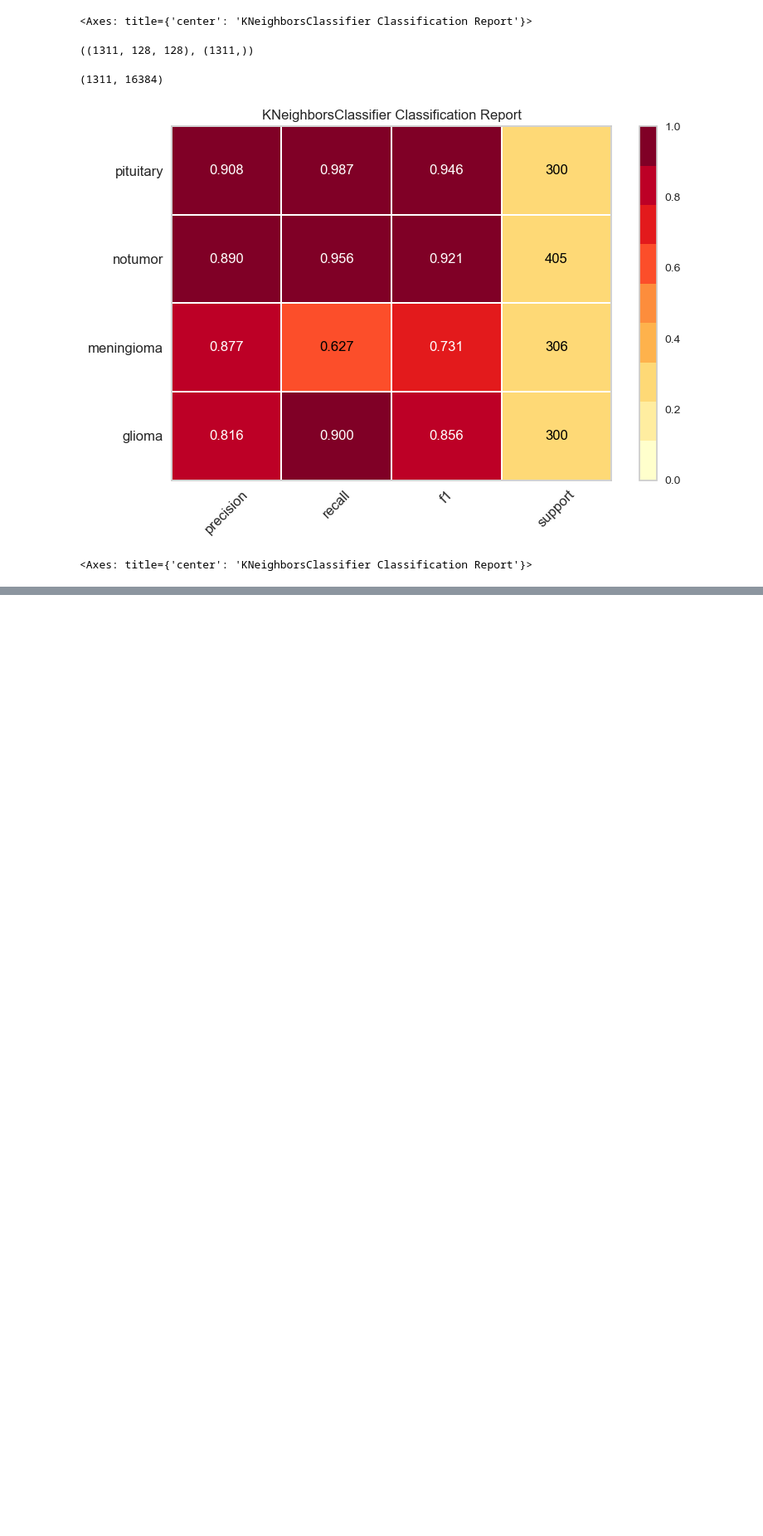
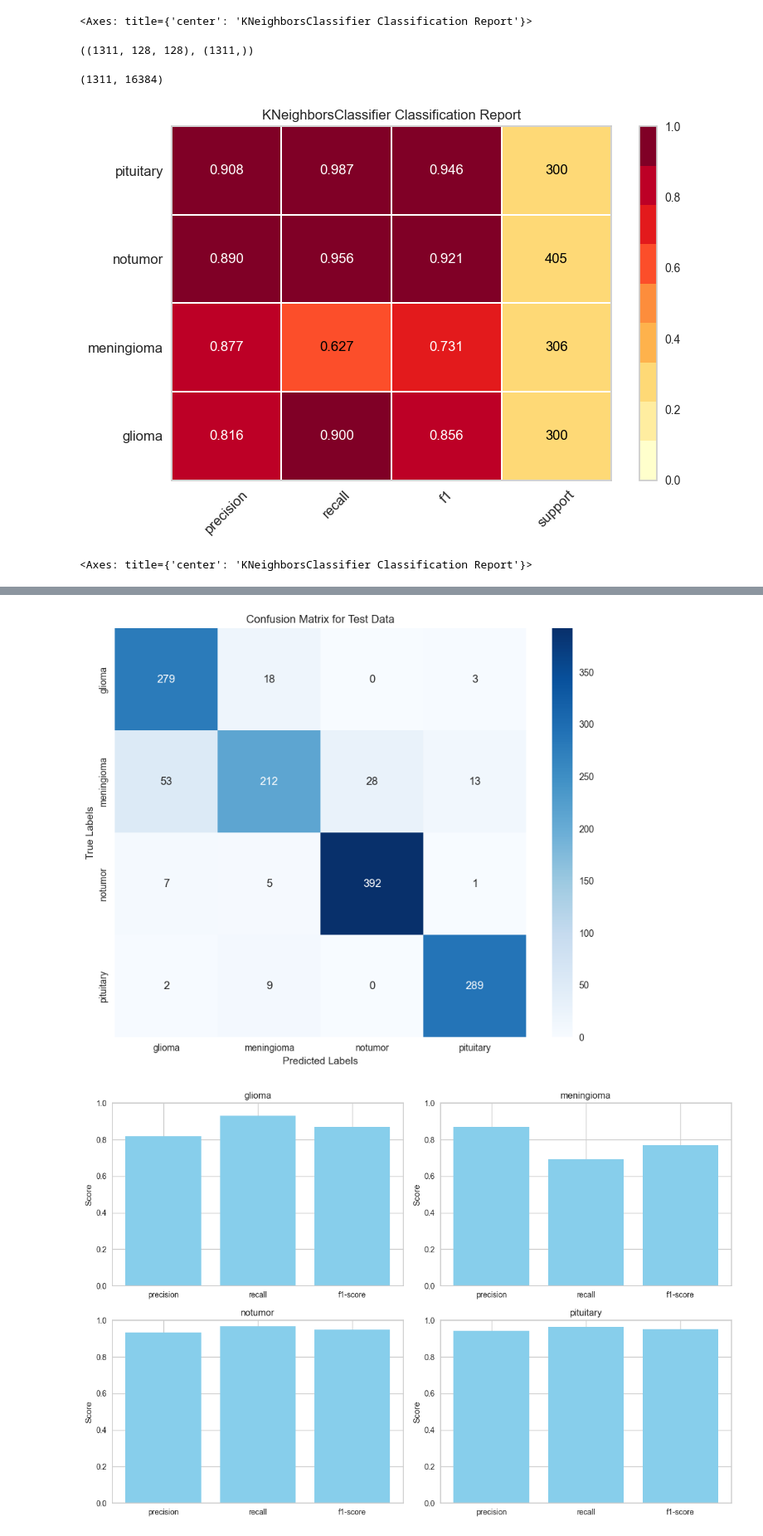
Before and after one commit to ehsanestaji/Brain-Tumor-Detection, a Jupyter notebook: Brain-Tumor.ipynb, the cells around one changed output, grey strips where cells are left out. Shown at 83% size. Drawn from its saved outputs; the diff is of its cells as text; code cells hidden in the pictures; blank space fills up the shorter version.

```diff
--- a/Brain-Tumor.ipynb
+++ b/Brain-Tumor.ipynb
@@ -296,0 +403,12 @@ Epoch 10/10
+# %%
+test_dir = 'Testing'  # Replace with your actual test directory path
+test_contents = ['glioma', 'meningioma', 'notumor', 'pituitary']  # Replace with your actual category names
+
+# Preprocess the test images
+test_images, test_labels = preprocess_images(test_dir, test_contents, img_size)
+
+# Expand dimensions for Keras, since we're using grayscale images
+test_images_expanded = np.expand_dims(test_images, axis=-1)
+
+# Confirm the shape of the test images and labels arrays
+test_images_expanded.shape, test_labels.shape
@@ -296,0 +462,37 @@ Epoch 10/10
+# %%
+import seaborn as sns
+from sklearn.metrics import confusion_matrix, classification_report, accuracy_score
+
+# Generate predictions
+y_pred_test = model.predict(test_images_expanded)
+y_pred_test_classes = np.argmax(y_pred_test, axis=1)
+
+# Generate a confusion matrix
+conf_matrix_test = confusion_matrix(test_labels, y_pred_test_classes)
+
+# Visualize the confusion matrix as a heatmap
+plt.figure(figsize=(10, 8))
+sns.heatmap(conf_matrix_test, annot=True, fmt='d', cmap='Blues', xticklabels=test_contents, yticklabels=test_contents)
+plt.title('Confusion Matrix for Test Data')
+plt.xlabel('Predicted Labels')
+plt.ylabel('True Labels')
+plt.show()
+
+# Generate a classification report
+class_report_test = classification_report(test_labels, y_pred_test_classes, target_names=test_contents, output_dict=True)
+
+# Visualize the classification report as a bar chart
+plt.figure(figsize=(12, 8))
+for i, (label, scores) in enumerate(class_report_test.items()):
+    if label in ['accuracy', 'macro avg', 'weighted avg']:
+        continue  # skip the averages
+    plt.subplot(2, 2, i+1)
+    measures = ['precision', 'recall', 'f1-score']
+    scores_list = [scores[measure] for measure in measures]
+    plt.bar(measures, scores_list, color='skyblue')
+    plt.title(label)
+    plt.ylim(0, 1)
+    plt.ylabel('Score')
+plt.tight_layout()
+plt.show()
+# %% [output]
@@ -296,0 +500,2 @@ Epoch 10/10
+[figure, added]
+[figure, added]
```
Also changed, not shown: parts of 24 cells of this notebook.
